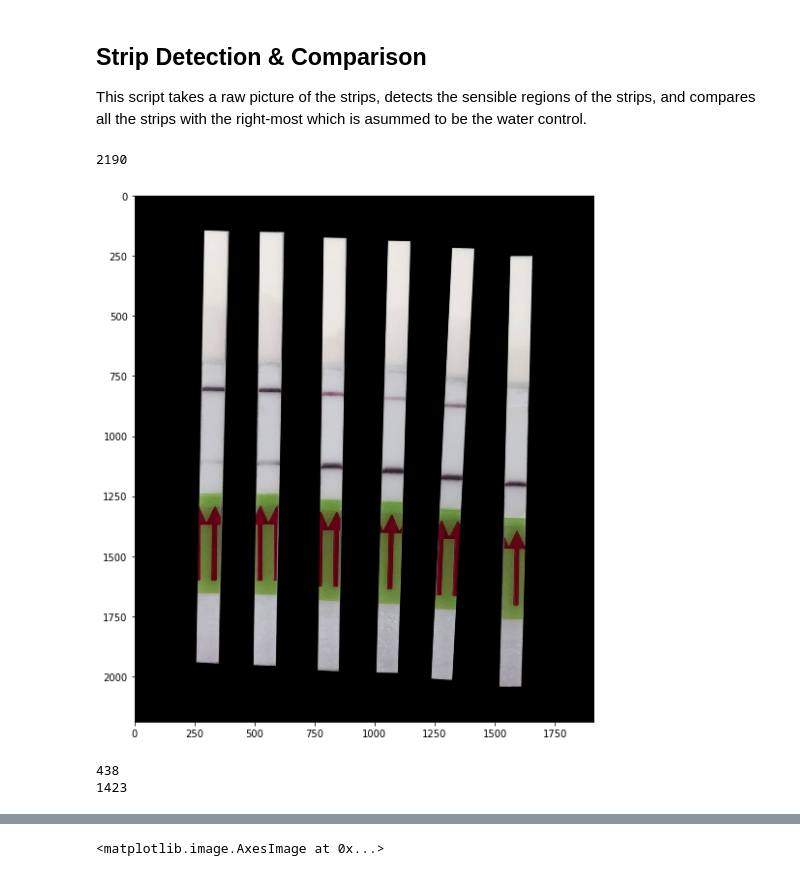
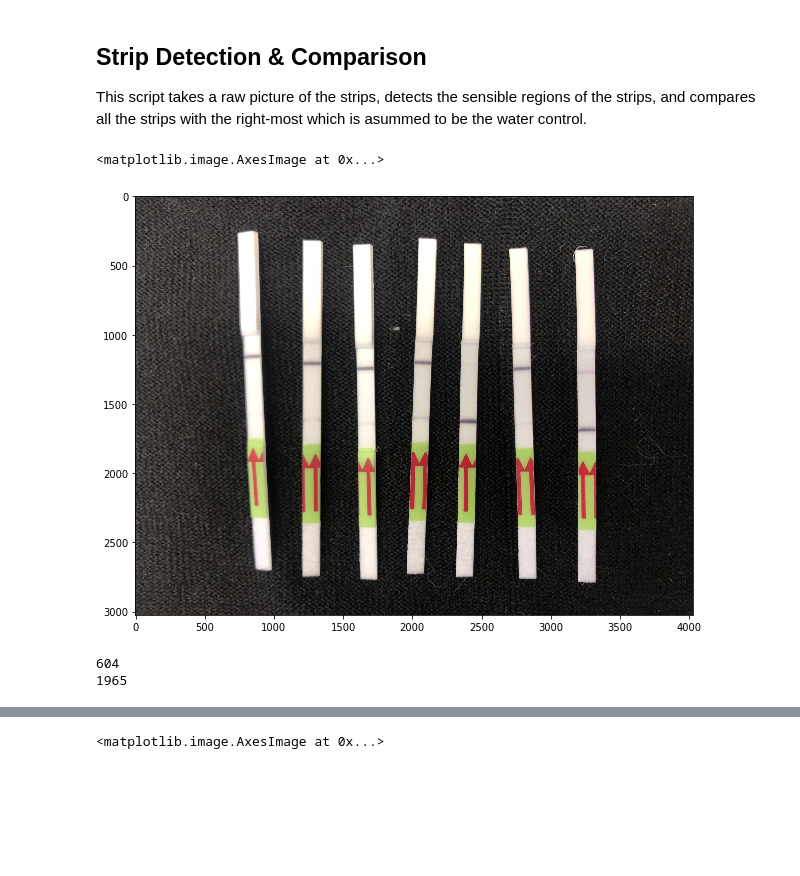
Before and after one commit to broadinstitute/HandLens-1.0.0, a Jupyter notebook: notebooks/Strip Detection and Comparison v2.ipynb, the cells around one changed output, grey strips where cells are left out. Drawn from its saved outputs; the diff is of its cells as text; code cells hidden in the pictures; blank space fills up the shorter version.

Commit message:
added strip image with darker background

```diff
--- a/notebooks/Strip Detection and Comparison v2.ipynb
+++ b/notebooks/Strip Detection and Comparison v2.ipynb
@@ -12,15 +12,20 @@ plt.rcParams['figure.figsize'] = [10, 10]
 This script takes a raw picture of the strips, detects the sensible regions of the strips, and compares all the strips with the right-most which is asummed to be the water control.
 # %%
 # filename = 'images/strips6.jpg'
-filename = 'images/strips12c.jpg'
+
+# filename = 'images/strips12c.jpg'
+
 # filename = 'images/strips13a.jpg'
 # filename = 'images/strips13c.jpg'
+
+filename = 'images/strips14.jpg'
+
 image = cv2.imread(filename)
 image = cv2.GaussianBlur(image, (5,5), 0)
 plt.imshow(cv2.cvtColor(image, cv2.COLOR_BGR2RGB))
 # %% [output]
-2190
+<matplotlib.image.AxesImage at 0x...>
-[figure, old version]
+[figure, new version]
 # %%
 # Parameters - All of these should normalized as a function of the image resolution and
 # expected size of the strips
@@ -55,8 +60,8 @@ marginFraction = 0.2
 print(maxTopY)
 print(maxCenterY)
 # %% [output]
-438
-1423
+604
+1965
 # %%
 # Processing Step 1: detecting the colored area in the strips
 
```
Also changed, not shown: parts of 4 cells of this notebook, 1 other file.
